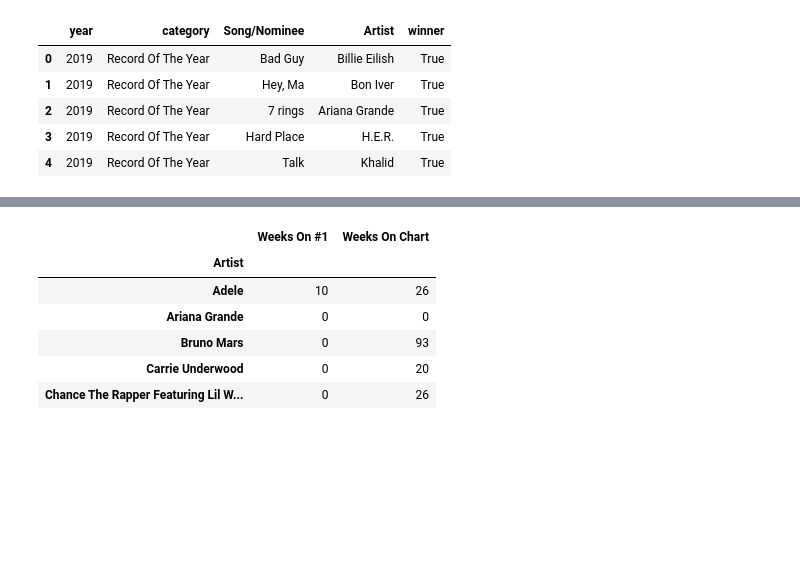
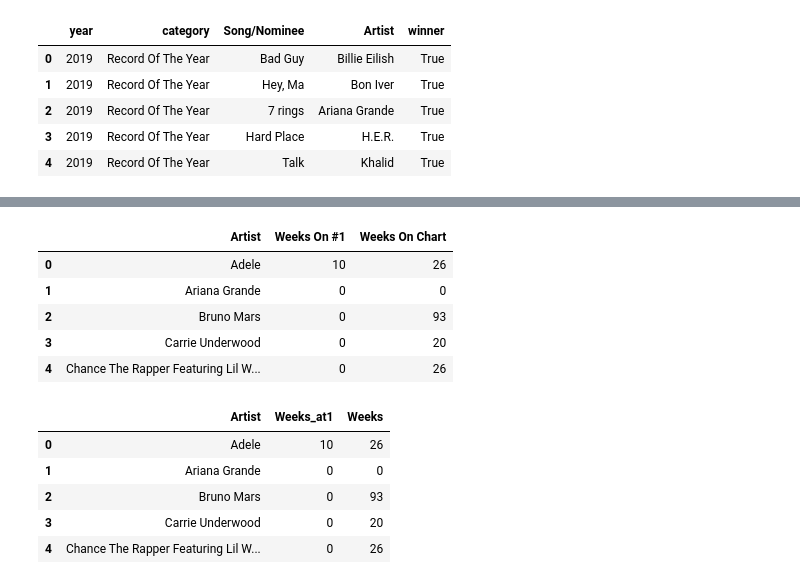
Before and after one commit to AnjanaDelhi/ETL_Project2, a Jupyter notebook: bill_gram.ipynb, the cells around one changed output, grey strips where cells are left out. Drawn from its saved outputs; the diff is of its cells as text; code cells hidden in the pictures; blank space fills up the shorter version.

Commit message:
Created SQL tables

```diff
--- a/bill_gram.ipynb
+++ b/bill_gram.ipynb
@@ -127,13 +127,24 @@ df_clean.head(15)
 | 16 | Blackstar | David Bowie | 0 | 0 | 78 | 2016 | Best Rock Performance | True |
 | 18 | My Church | Maren Morris | 0 | 20 | 50 | 2016 | Best Country Solo Performance | True |
 # %%
-weeks = df_clean.groupby("Artist")["Weeks On #1", "Weeks On Chart"].sum()
-weeks.head()
+weeks_artist = df_clean.groupby("Artist")["Weeks On #1", "Weeks On Chart"].sum().reset_index()
+
+weeks_artist.head()
 # %% [output]
-|  | Weeks On #1 | Weeks On Chart |
-| Artist |  |  |
-| Adele | 10 | 26 |
-| Ariana Grande | 0 | 0 |
-| Bruno Mars | 0 | 93 |
-| Carrie Underwood | 0 | 20 |
-| Chance The Rapper Featuring Lil W... | 0 | 26 |
+|  | Artist | Weeks On #1 | Weeks On Chart |
+| 0 | Adele | 10 | 26 |
+| 1 | Ariana Grande | 0 | 0 |
+| 2 | Bruno Mars | 0 | 93 |
+| 3 | Carrie Underwood | 0 | 20 |
+| 4 | Chance The Rapper Featuring Lil W... | 0 | 26 |
+# %%
+#Rename columns to better names for transferability to SQL database
+weeks_artist2 = weeks_artist.rename(columns={"Weeks On #1": "Weeks_at1", "Weeks On Chart": "Weeks"})
+weeks_artist2.head()
+# %% [output]
+|  | Artist | Weeks_at1 | Weeks |
+| 0 | Adele | 10 | 26 |
+| 1 | Ariana Grande | 0 | 0 |
+| 2 | Bruno Mars | 0 | 93 |
+| 3 | Carrie Underwood | 0 | 20 |
+| 4 | Chance The Rapper Featuring Lil W... | 0 | 26 |
```
Also changed, not shown: parts of 4 cells of this notebook, 1 other file.
